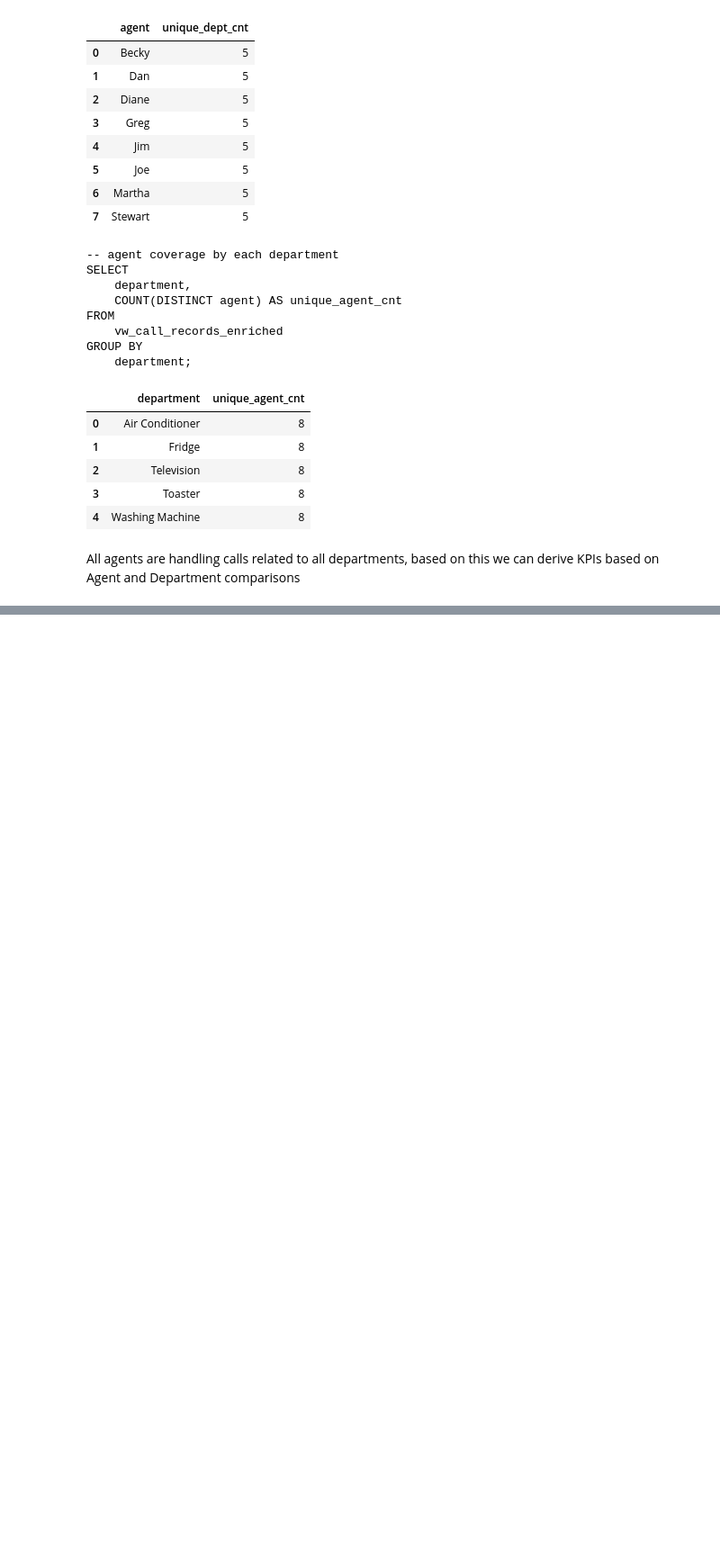
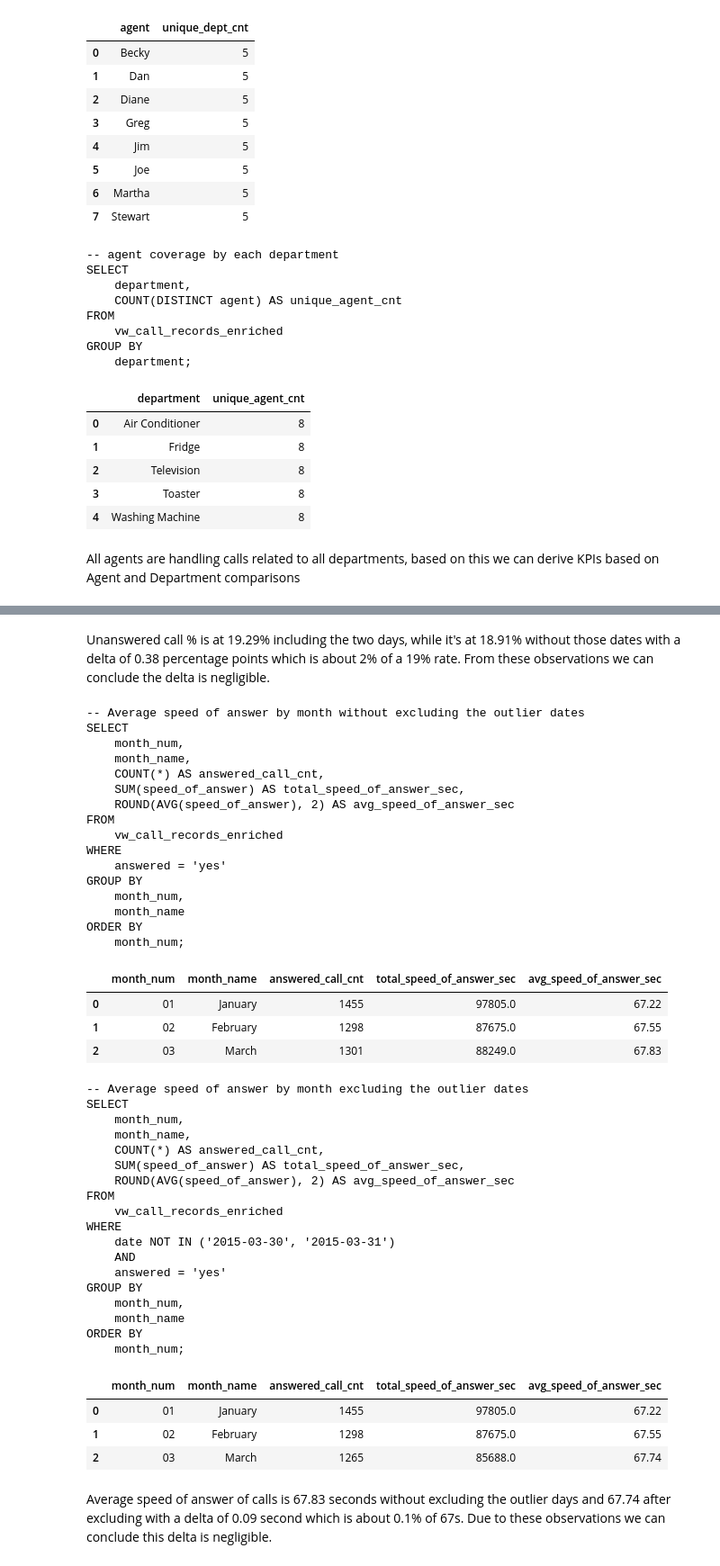
Before and after one commit to Ashish-Krishna-K/call-center-staffing-analytics, a Jupyter notebook: notebooks/02_exploratory_checks.ipynb, the cells around one changed output, grey strips where cells are left out. Shown at 90% size. Saved outputs shown, nothing was run; the diff lists cells and outputs as text; code cells hidden in the pictures; blank space fills up the shorter version.

```diff
--- a/notebooks/02_exploratory_checks.ipynb
+++ b/notebooks/02_exploratory_checks.ipynb
@@ -348,0 +423,57 @@ conn.close()
+# %% [markdown]
+Unanswered call % is at 19.29% including the two days, while it's at 18.91% without those dates with a delta of 0.38 percentage points which is about 2% of a 19% rate. From these observations we can conclude the delta is negligible.
+# %%
+query = check_queries[2].strip()
+print(query)
+result = pd.read_sql_query(query, con=conn)
+display(result)
+
+query = check_queries[3].strip()
+print(query)
+result = pd.read_sql_query(query, con=conn)
+display(result)
+# %% [output]
+-- Average speed of answer by month without excluding the outlier dates
+SELECT
+    month_num,
+    month_name,
+    COUNT(*) AS answered_call_cnt,
+    SUM(speed_of_answer) AS total_speed_of_answer_sec,
+    ROUND(AVG(speed_of_answer), 2) AS avg_speed_of_answer_sec
+FROM
+    vw_call_records_enriched
+WHERE
+    answered = 'yes'
+GROUP BY
+    month_num,
+    month_name
+ORDER BY
+    month_num;
+|  | month_num | month_name | answered_call_cnt | total_speed_of_answer_sec | avg_speed_of_answer_sec |
+| 0 | 01 | January | 1455 | 97805.0 | 67.22 |
+| 1 | 02 | February | 1298 | 87675.0 | 67.55 |
+| 2 | 03 | March | 1301 | 88249.0 | 67.83 |
+-- Average speed of answer by month excluding the outlier dates
+SELECT
+    month_num,
+    month_name,
+    COUNT(*) AS answered_call_cnt,
+    SUM(speed_of_answer) AS total_speed_of_answer_sec,
+    ROUND(AVG(speed_of_answer), 2) AS avg_speed_of_answer_sec
+FROM
+    vw_call_records_enriched
+WHERE
+    date NOT IN ('2015-03-30', '2015-03-31')
+    AND
+    answered = 'yes'
+GROUP BY
+    month_num,
+    month_name
+ORDER BY
+    month_num;
+|  | month_num | month_name | answered_call_cnt | total_speed_of_answer_sec | avg_speed_of_answer_sec |
+| 0 | 01 | January | 1455 | 97805.0 | 67.22 |
+| 1 | 02 | February | 1298 | 87675.0 | 67.55 |
+| 2 | 03 | March | 1265 | 85688.0 | 67.74 |
+# %% [markdown]
+Average speed of answer of calls is 67.83 seconds without excluding the outlier days and 67.74 after excluding with a delta of 0.09 second which is about 0.1% of 67s. Due to these observations we can conclude this delta is negligible.
```
Also changed, not shown: parts of 8 cells of this notebook.
